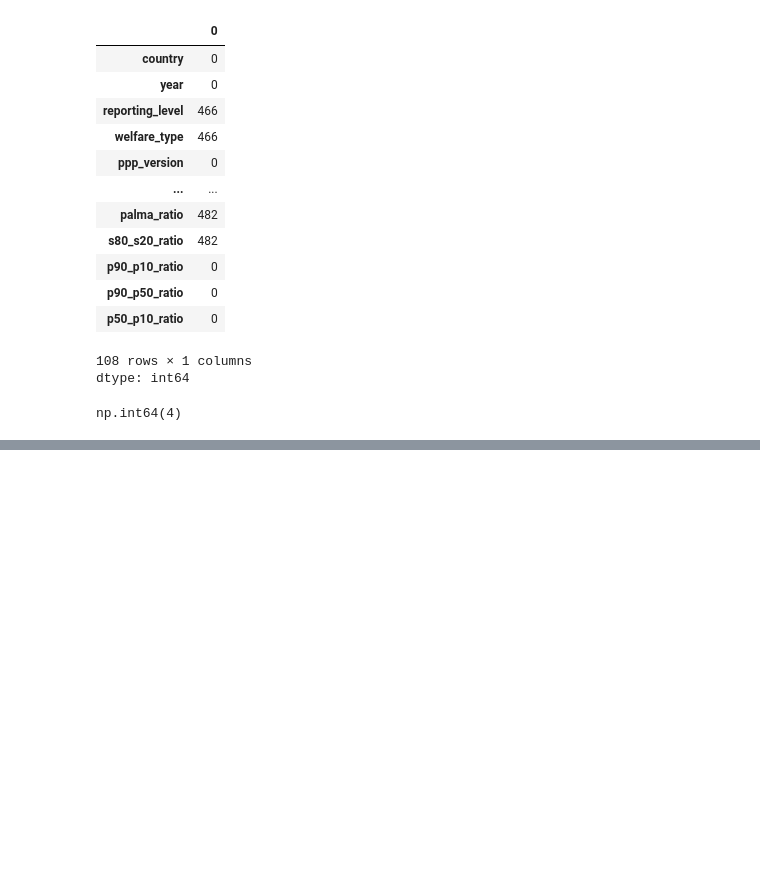
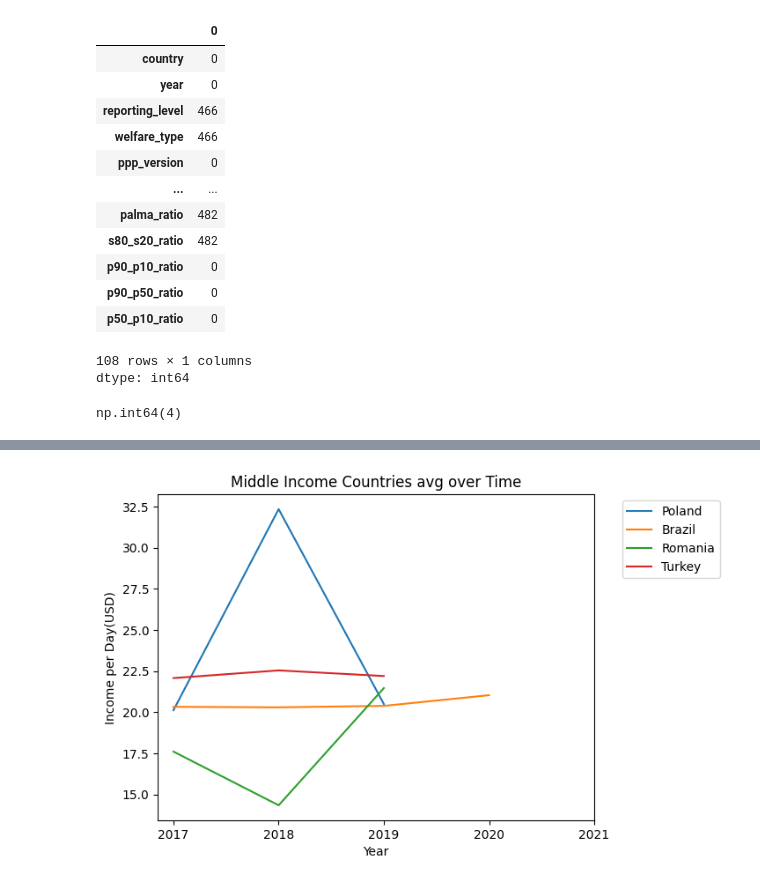
Before and after one commit to danielsmith-cloud/DSRP_inequality, a Jupyter notebook: DSRP_pip_2.ipynb, the cells around one changed output, grey strips where cells are left out. Cells and saved outputs as stored; diff of their text form; code cells hidden in the pictures; blank space fills up the shorter version.

```diff
--- a/DSRP_pip_2.ipynb
+++ b/DSRP_pip_2.ipynb
@@ -212,0 +221,27 @@ topincome
+# %%
+poland = final_df[final_df['Country'] == 'Poland']
+poland = poland.sort_values(by='Year')
+poland = poland.drop_duplicates(subset=['Year'], keep='last')
+brazil = final_df[final_df['Country'] == 'Brazil']
+brazil = brazil.sort_values(by='Year')
+brazil = brazil.drop_duplicates(subset=['Year'], keep='last')
+romania = final_df[final_df['Country'] == 'Romania']
+romania = romania.sort_values(by='Year')
+romania = romania.drop_duplicates(subset=['Year'], keep='last')
+turkey = final_df[final_df['Country'] == 'Turkey']
+turkey = turkey.sort_values(by='Year')
+turkey = turkey.drop_duplicates(subset=['Year'], keep='last')
+
+plt.plot(poland['Year'], poland['Mean'], label='Poland')
+plt.plot(brazil['Year'], brazil['Mean'], label='Brazil')
+plt.plot(romania['Year'], romania['Mean'], label='Romania')
+plt.plot(turkey['Year'], turkey['Mean'], label='Turkey')
+plt.legend(bbox_to_anchor=(1.05, 1), loc='upper left')
+plt.title("Middle Income Countries avg over Time")
+plt.xlabel("Year")
+plt.ylabel("Income per Day(USD)")
+plt.ticklabel_format(useOffset=False, style='plain')
+plt.xticks(range(2017, 2022, 1))
+plt.show()
+# %% [output]
+[figure, added]
```
Also changed, not shown: parts of 11 cells of this notebook.
